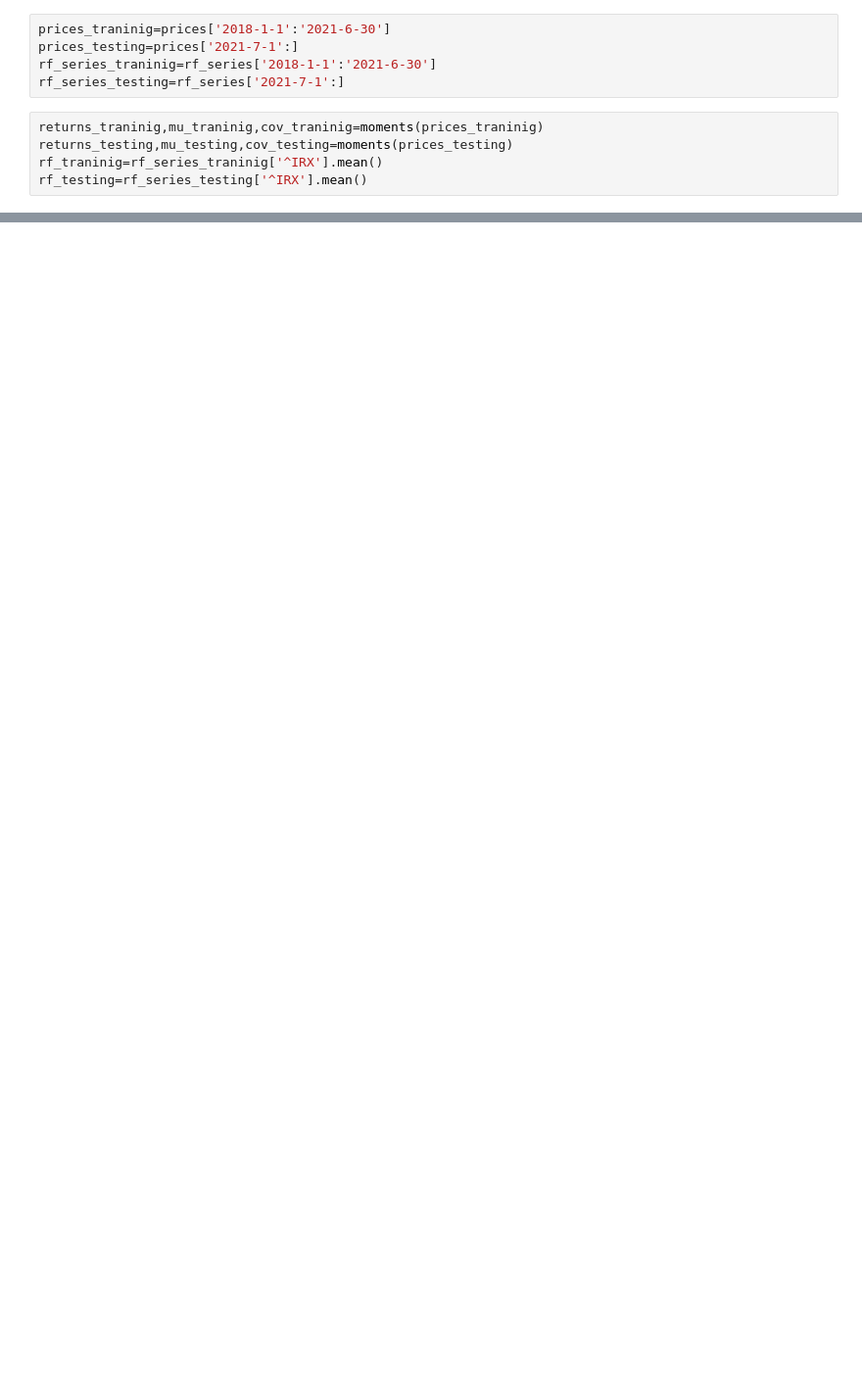
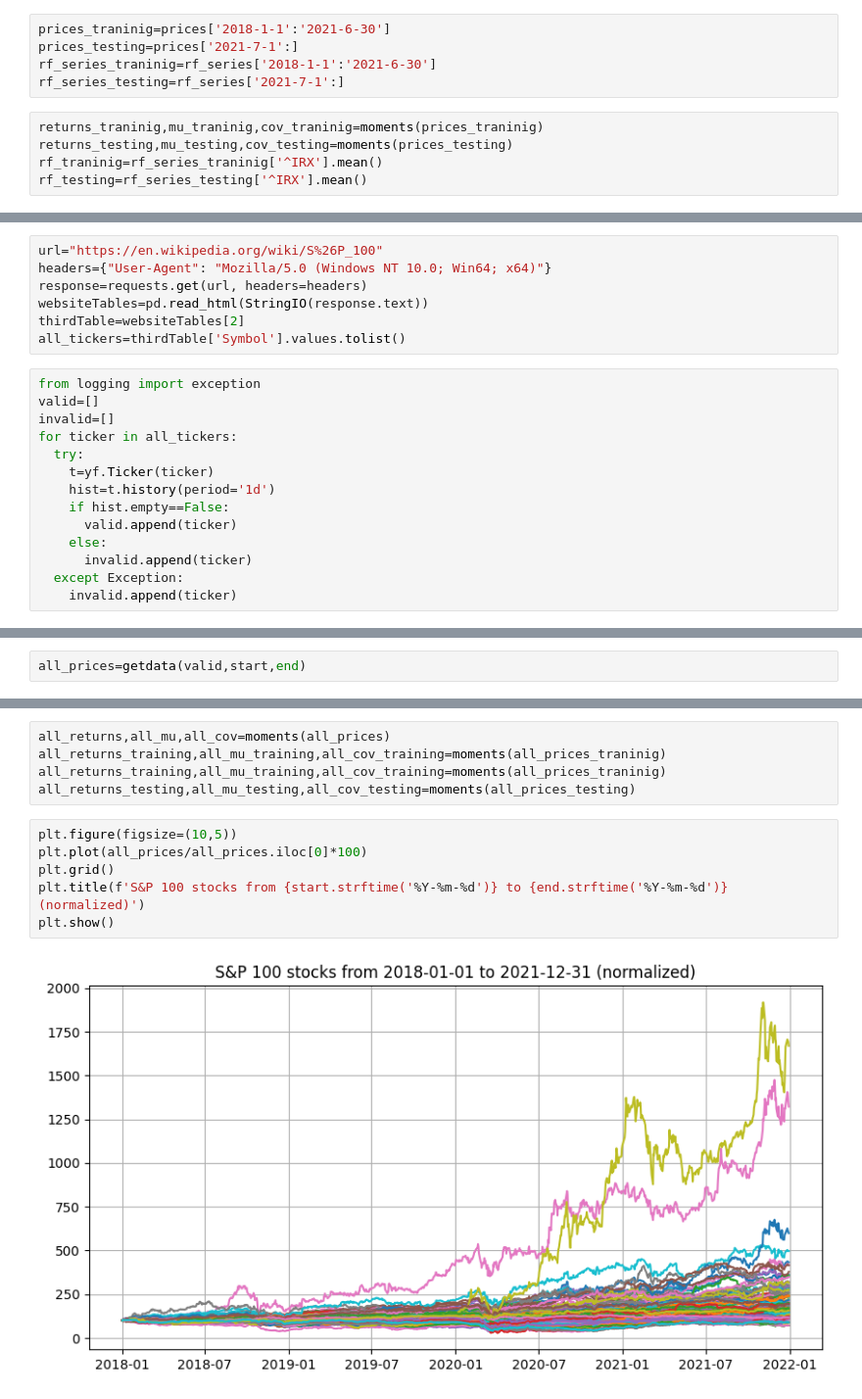
Before and after one commit to geeancarlocarnevali/Portfolio_optimization, a Jupyter notebook: Empirical_portfolio_optimization.ipynb, the cells around one changed output, grey strips where cells are left out. Shown at 98% size. Drawn from its saved outputs; the diff is of its cells as text; blank space fills up the shorter version.

```diff
--- a/Empirical_portfolio_optimization.ipynb
+++ b/Empirical_portfolio_optimization.ipynb
@@ -169,0 +269,21 @@ stats_training.T.plot(kind='bar')
+# %%
+url="https://en.wikipedia.org/wiki/S%26P_100"
+headers={"User-Agent": "Mozilla/5.0 (Windows NT 10.0; Win64; x64)"}
+response=requests.get(url, headers=headers)
+websiteTables=pd.read_html(StringIO(response.text))
+thirdTable=websiteTables[2]
+all_tickers=thirdTable['Symbol'].values.tolist()
+# %%
+from logging import exception
+valid=[]
+invalid=[]
+for ticker in all_tickers:
+  try:
+    t=yf.Ticker(ticker)
+    hist=t.history(period='1d')
+    if hist.empty==False:
+      valid.append(ticker)
+    else:
+      invalid.append(ticker)
+  except Exception:
+    invalid.append(ticker)
@@ -169,0 +292,2 @@ stats_training.T.plot(kind='bar')
+# %%
+all_prices=getdata(valid,start,end)
@@ -169,0 +299,13 @@ stats_training.T.plot(kind='bar')
+# %%
+all_returns,all_mu,all_cov=moments(all_prices)
+all_returns_training,all_mu_training,all_cov_training=moments(all_prices_traninig)
+all_returns_training,all_mu_training,all_cov_training=moments(all_prices_traninig)
+all_returns_testing,all_mu_testing,all_cov_testing=moments(all_prices_testing)
+# %%
+plt.figure(figsize=(10,5))
+plt.plot(all_prices/all_prices.iloc[0]*100)
+plt.grid()
+plt.title(f'S&P 100 stocks from {start.strftime('%Y-%m-%d')} to {end.strftime('%Y-%m-%d')} (normalized)')
+plt.show()
+# %% [output]
+[figure, added]
```
Also changed, not shown: parts of 40 cells of this notebook.
